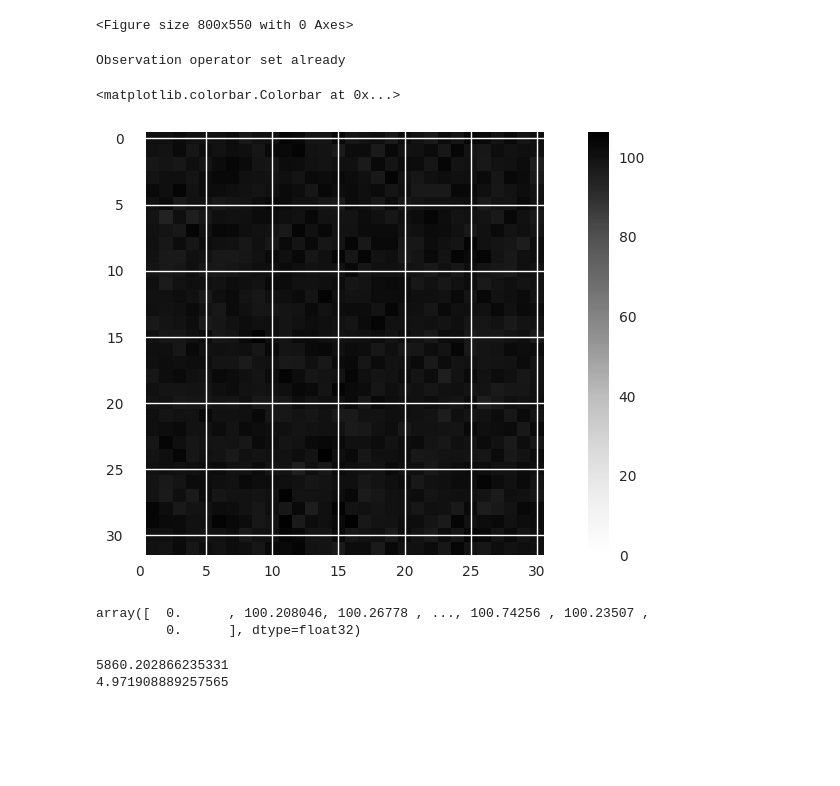
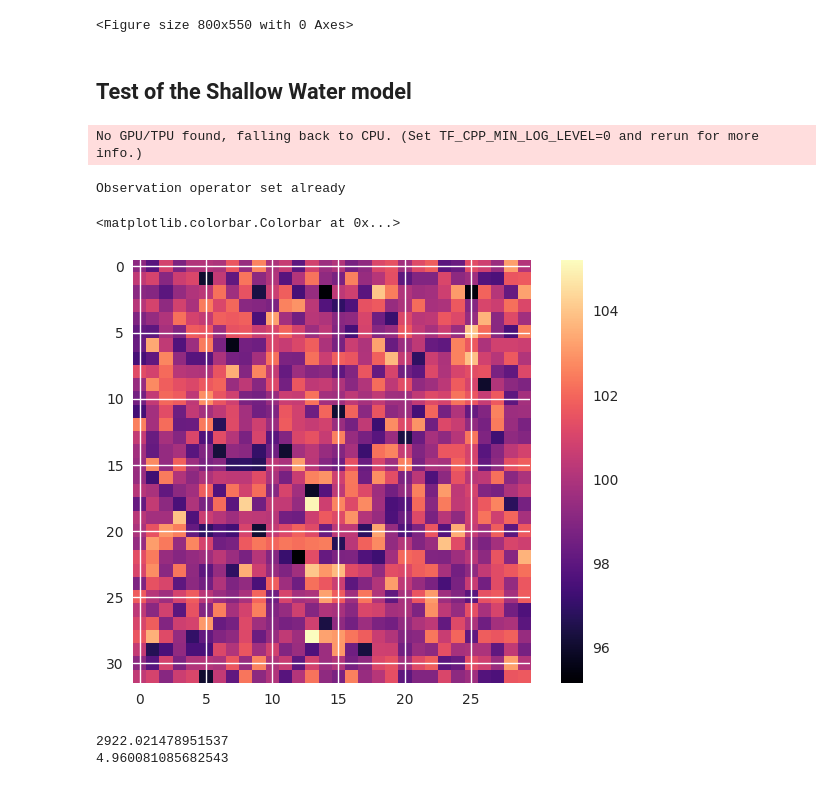
Before and after one commit to VTrappler/DA_PoC, a Jupyter notebook: notebooks/shallow_DA.ipynb, the cells around one changed output. Drawn from its saved outputs; the diff is of its cells as text; code cells hidden in the pictures; blank space fills up the shorter version.

```diff
--- a/notebooks/shallow_DA.ipynb
+++ b/notebooks/shallow_DA.ipynb
@@ -8,5 +7,7 @@ plt.style.use('seaborn-v0_8')
 # %% [output]
 <Figure size 800x550 with 0 Axes>
+# %% [markdown]
+## Test of the Shallow Water model
 # %%
 #from DA_PoC.dynamical_systems.sw_numerical_model
 from DA_PoC.dynamical_systems.examples.sw import SWModelJax
@@ -15,17 +16,20 @@ from DA_PoC.common.numerical_model import NumericalModel
 from DA_PoC.common.observation_operator import LinearObservationOperator
 import numpy as np
 # %%
-n_x = 32
+n_pts = 32
+n_x = n_pts
 dx = 5e3
-n_y = 32
+n_y = n_pts
 dy = 5e3
 swmodel = SWModelJax(n_x, dx, n_y, dy, periodic_x=True)
+# %% [output]
+No GPU/TPU found, falling back to CPU. (Set TF_CPP_MIN_LOG_LEVEL=0 and rerun for more info.)
 # %%
 state_dimension = 3 * swmodel.state_variable_length
 obs_dimension = swmodel.state_variable_length
 h_no_nan = np.eye(swmodel.state_variable_length)
 for i in range(swmodel.state_variable_length):
-    if i % 32 == 0:
+    if i % n_pts == 0:
         h_no_nan[i, i] = 0
         h_no_nan[i-1, i-1] = 0
 
@@ -37,18 +41,24 @@ H_obs = np.hstack(
     ]
 )
 obs_operator = LinearObservationOperator(Hmatrix=H_obs)
-window = 15
+window = 50
 # print(f"{lorenz.obs.shape=}")
 # print(f"{lorenz.H=}")
 numerical_model_sw = NumericalModel(state_dimension, obs_dimension)
 background = np.zeros(state_dimension)
 background[swmodel.slice_h] = swmodel.depth
 numerical_model_sw.background = background
-numerical_model_sw.background_error_cov_inv = 2 * np.eye(state_dimension)
+numerical_model_sw.background_error_cov_inv = 1.0 * np.eye(state_dimension)
 numerical_model_sw.set_observation_operator(obs_operator)
 def remove_nan(array):
     return np.where(np.isnan(array), 0, array)
+
+# def forw(x):
+#     x1 = remove_nan(swmodel.forward(x, n_steps=window, pbar=False))
+#     return np.concatenate([x[:, None], x1[:, None]], axis=-1)
 numerical_model_sw.set_forward(lambda x: remove_nan(swmodel.forward(x, n_steps=window, pbar=False)))
+# numerical_model_sw.set_forward(forw)
+
 numerical_model_sw.set_tangent_linear(
     lambda x: np.asarray(swmodel.forward_TLM(x, n_steps=window)[0])
 )
@@ -63,13 +73,8 @@ def generate_obs_no_noise(x0, n_steps):
 
 true_obs = generate_obs_no_noise(x0_t, window)
 # %%
-plt.imshow(true_obs.reshape(32, 32))
+plt.imshow(true_obs.reshape(n_pts, n_pts)[:, 1:-1])
 plt.colorbar()
 # %% [output]
 <matplotlib.colorbar.Colorbar at 0x...>
-[figure, old version]
+[figure, new version]
-# %%
-true_obs
-# %% [output]
-array([  0.      , 100.208046, 100.26778 , ..., 100.74256 , 100.23507 ,
-         0.      ], dtype=float32)
@@ -80,5 +87,5 @@ numerical_model_sw.set_obs(noisy_obs)
 print(numerical_model_sw.cost_function(x0_t + np.random.normal(size=x0_t.shape)))
 print(numerical_model_sw.cost_function(x0_t))
 # %% [output]
-5860.202866235331
-4.971908889257565
+2922.021478951537
+4.960081085682543
```
Also changed, not shown: parts of 35 cells of this notebook, 6 other files.
